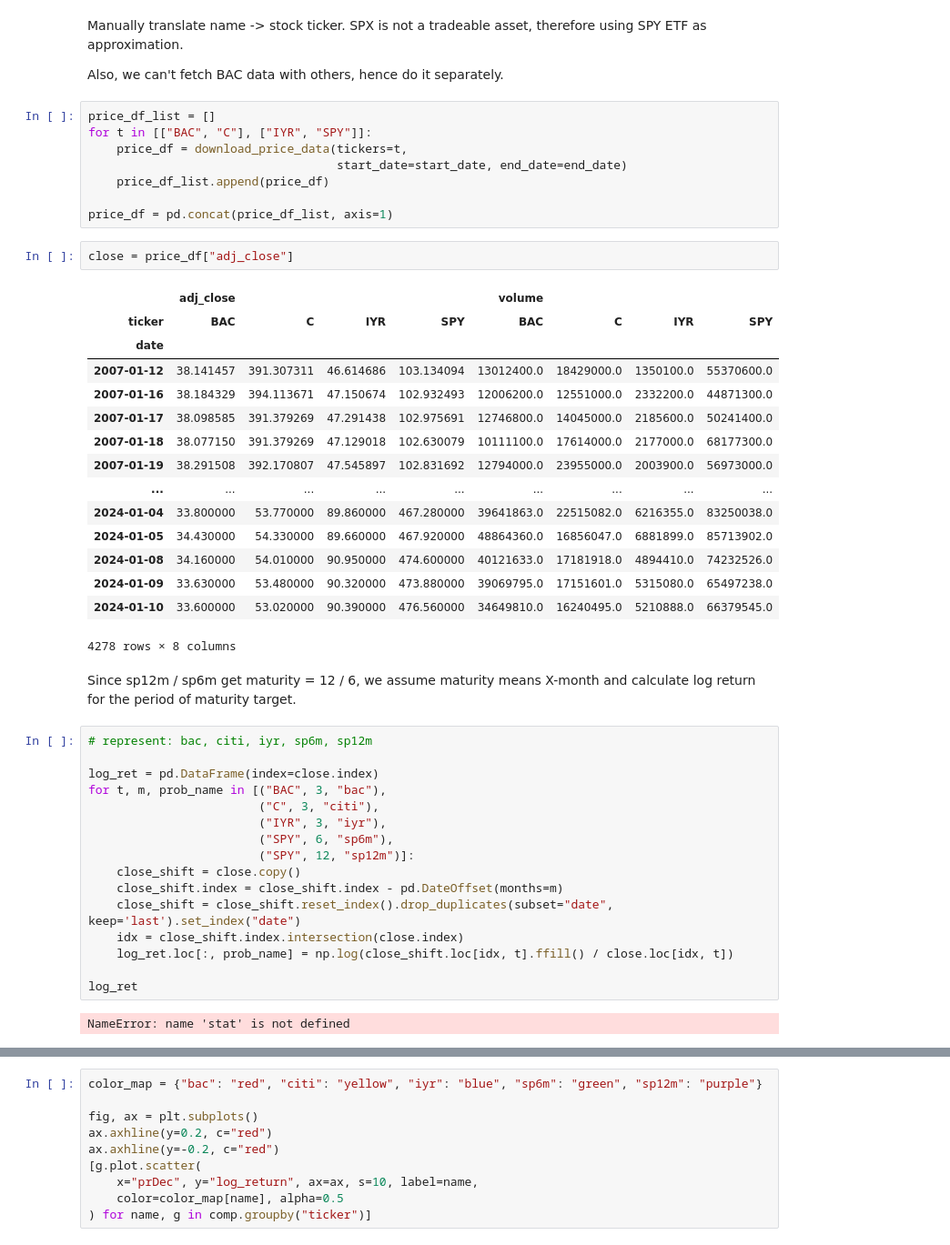
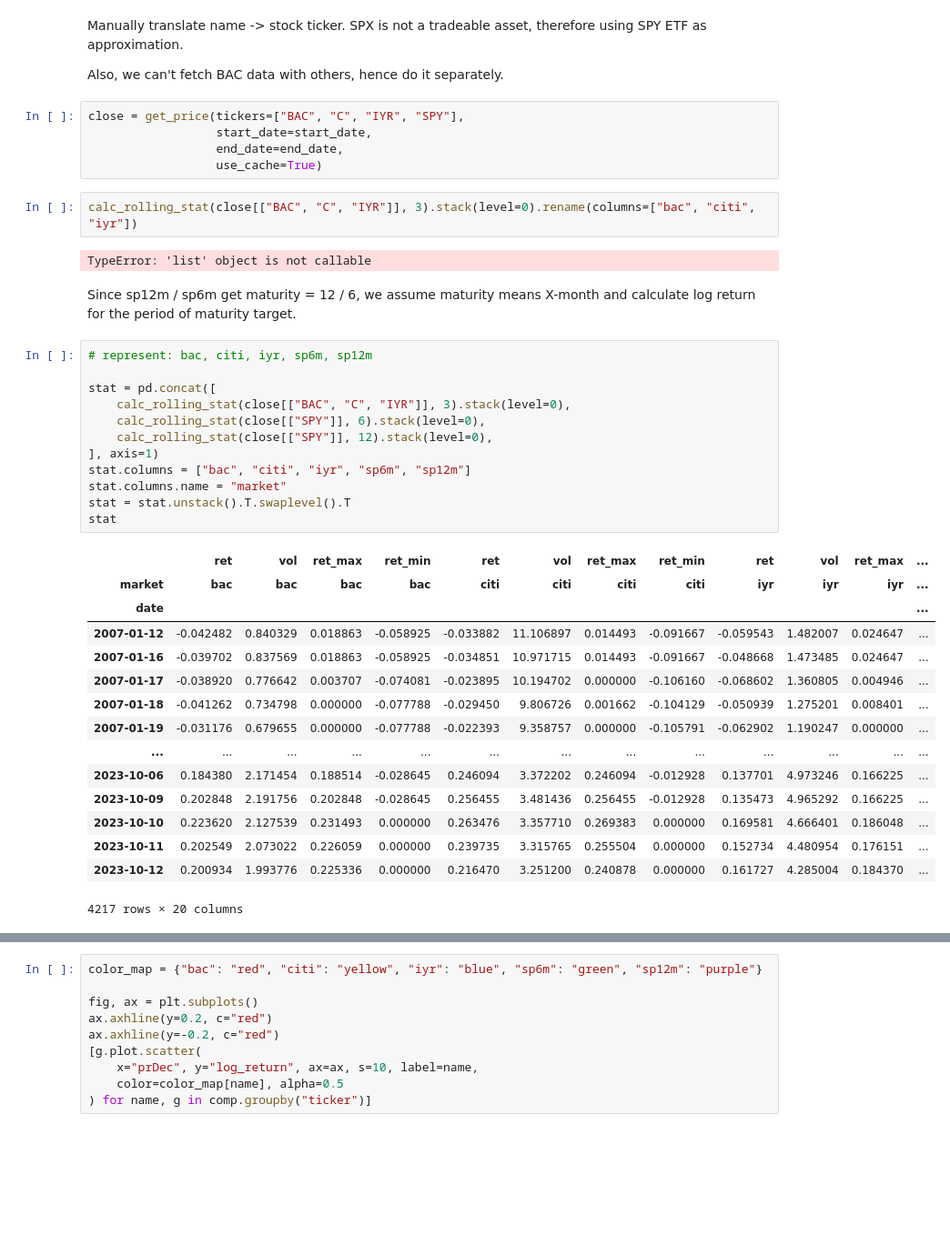
Before and after one commit to claircocoanut/iaqf-default, a Jupyter notebook: data_analysis/equity.ipynb, the cells around one changed output, grey strips where cells are left out. Shown at 91% size. Saved outputs shown, nothing was run; the diff lists cells and outputs as text; blank space fills up the shorter version.

```diff
--- a/data_analysis/equity.ipynb
+++ b/data_analysis/equity.ipynb
@@ -60,48 +60,41 @@ Manually translate name -> stock ticker. SPX is not a tradeable asset, therefore
 
 Also, we can't fetch BAC data with others, hence do it separately.
 # %%
-price_df_list = []
-for t in [["BAC", "C"], ["IYR", "SPY"]]:
-    price_df = download_price_data(tickers=t,
-                                   start_date=start_date, end_date=end_date)
-    price_df_list.append(price_df)
-
-price_df = pd.concat(price_df_list, axis=1)
+close = get_price(tickers=["BAC", "C", "IYR", "SPY"],
+                  start_date=start_date,
+                  end_date=end_date,
+                  use_cache=True)
-# %%
-close = price_df["adj_close"]
-# %% [output]
-|  | adj_close |  |  |  | volume |  |  |  |
-| ticker | BAC | C | IYR | SPY | BAC | C | IYR | SPY |
-| date |  |  |  |  |  |  |  |  |
-| 2007-01-12 | 38.141457 | 391.307311 | 46.614686 | 103.134094 | 13012400.0 | 18429000.0 | 1350100.0 | 55370600.0 |
-| 2007-01-16 | 38.184329 | 394.113671 | 47.150674 | 102.932493 | 12006200.0 | 12551000.0 | 2332200.0 | 44871300.0 |
-| 2007-01-17 | 38.098585 | 391.379269 | 47.291438 | 102.975691 | 12746800.0 | 14045000.0 | 2185600.0 | 50241400.0 |
-| 2007-01-18 | 38.077150 | 391.379269 | 47.129018 | 102.630079 | 10111100.0 | 17614000.0 | 2177000.0 | 68177300.0 |
-| 2007-01-19 | 38.291508 | 392.170807 | 47.545897 | 102.831692 | 12794000.0 | 23955000.0 | 2003900.0 | 56973000.0 |
-| ... | ... | ... | ... | ... | ... | ... | ... | ... |
-| 2024-01-04 | 33.800000 | 53.770000 | 89.860000 | 467.280000 | 39641863.0 | 22515082.0 | 6216355.0 | 83250038.0 |
-| 2024-01-05 | 34.430000 | 54.330000 | 89.660000 | 467.920000 | 48864360.0 | 16856047.0 | 6881899.0 | 85713902.0 |
-| 2024-01-08 | 34.160000 | 54.010000 | 90.950000 | 474.600000 | 40121633.0 | 17181918.0 | 4894410.0 | 74232526.0 |
-| 2024-01-09 | 33.630000 | 53.480000 | 90.320000 | 473.880000 | 39069795.0 | 17151601.0 | 5315080.0 | 65497238.0 |
-| 2024-01-10 | 33.600000 | 53.020000 | 90.390000 | 476.560000 | 34649810.0 | 16240495.0 | 5210888.0 | 66379545.0 |
-4278 rows × 8 columns
+# %%
+calc_rolling_stat(close[["BAC", "C", "IYR"]], 3).stack(level=0).rename(columns=["bac", "citi", "iyr"])
+# %% [output]
+TypeError: 'list' object is not callable
 # %% [markdown]
 Since sp12m / sp6m get maturity = 12 / 6, we assume maturity means X-month and calculate log return for the period of maturity target.
 # %%
 # represent: bac, citi, iyr, sp6m, sp12m
 
-log_ret = pd.DataFrame(index=close.index)
-for t, m, prob_name in [("BAC", 3, "bac"),
-                        ("C", 3, "citi"),
-                        ("IYR", 3, "iyr"),
-                        ("SPY", 6, "sp6m"),
-                        ("SPY", 12, "sp12m")]:
-    close_shift = close.copy()
-    close_shift.index = close_shift.index - pd.DateOffset(months=m)
-    close_shift = close_shift.reset_index().drop_duplicates(subset="date", keep='last').set_index("date")
-    idx = close_shift.index.intersection(close.index)
-    log_ret.loc[:, prob_name] = np.log(close_shift.loc[idx, t].ffill() / close.loc[idx, t])
-
-log_ret
+stat = pd.concat([
+    calc_rolling_stat(close[["BAC", "C", "IYR"]], 3).stack(level=0),
+    calc_rolling_stat(close[["SPY"]], 6).stack(level=0),
+    calc_rolling_stat(close[["SPY"]], 12).stack(level=0),
+], axis=1)
+stat.columns = ["bac", "citi", "iyr", "sp6m", "sp12m"]
+stat.columns.name = "market"
+stat = stat.unstack().T.swaplevel().T
+stat
 # %% [output]
+|  | ret | vol | ret_max | ret_min | ret | vol | ret_max | ret_min | ret | vol | ret_max | ... |
+| market | bac | bac | bac | bac | citi | citi | citi | citi | iyr | iyr | iyr | ... |
+| date |  |  |  |  |  |  |  |  |  |  |  | ... |
+| 2007-01-12 | -0.042482 | 0.840329 | 0.018863 | -0.058925 | -0.033882 | 11.106897 | 0.014493 | -0.091667 | -0.059543 | 1.482007 | 0.024647 | ... |
+| 2007-01-16 | -0.039702 | 0.837569 | 0.018863 | -0.058925 | -0.034851 | 10.971715 | 0.014493 | -0.091667 | -0.048668 | 1.473485 | 0.024647 | ... |
+| 2007-01-17 | -0.038920 | 0.776642 | 0.003707 | -0.074081 | -0.023895 | 10.194702 | 0.000000 | -0.106160 | -0.068602 | 1.360805 | 0.004946 | ... |
+| 2007-01-18 | -0.041262 | 0.734798 | 0.000000 | -0.077788 | -0.029450 | 9.806726 | 0.001662 | -0.104129 | -0.050939 | 1.275201 | 0.008401 | ... |
+| 2007-01-19 | -0.031176 | 0.679655 | 0.000000 | -0.077788 | -0.022393 | 9.358757 | 0.000000 | -0.105791 | -0.062902 | 1.190247 | 0.000000 | ... |
+| ... | ... | ... | ... | ... | ... | ... | ... | ... | ... | ... | ... | ... |
+| 2023-10-06 | 0.184380 | 2.171454 | 0.188514 | -0.028645 | 0.246094 | 3.372202 | 0.246094 | -0.012928 | 0.137701 | 4.973246 | 0.166225 | ... |
+| 2023-10-09 | 0.202848 | 2.191756 | 0.202848 | -0.028645 | 0.256455 | 3.481436 | 0.256455 | -0.012928 | 0.135473 | 4.965292 | 0.166225 | ... |
+| 2023-10-10 | 0.223620 | 2.127539 | 0.231493 | 0.000000 | 0.263476 | 3.357710 | 0.269383 | 0.000000 | 0.169581 | 4.666401 | 0.186048 | ... |
+| 2023-10-11 | 0.202549 | 2.073022 | 0.226059 | 0.000000 | 0.239735 | 3.315765 | 0.255504 | 0.000000 | 0.152734 | 4.480954 | 0.176151 | ... |
+| 2023-10-12 | 0.200934 | 1.993776 | 0.225336 | 0.000000 | 0.216470 | 3.251200 | 0.240878 | 0.000000 | 0.161727 | 4.285004 | 0.184370 | ... |
-NameError: name 'stat' is not defined
+4217 rows × 20 columns
```
Also changed, not shown: parts of 4 cells of this notebook, 1 other file.
